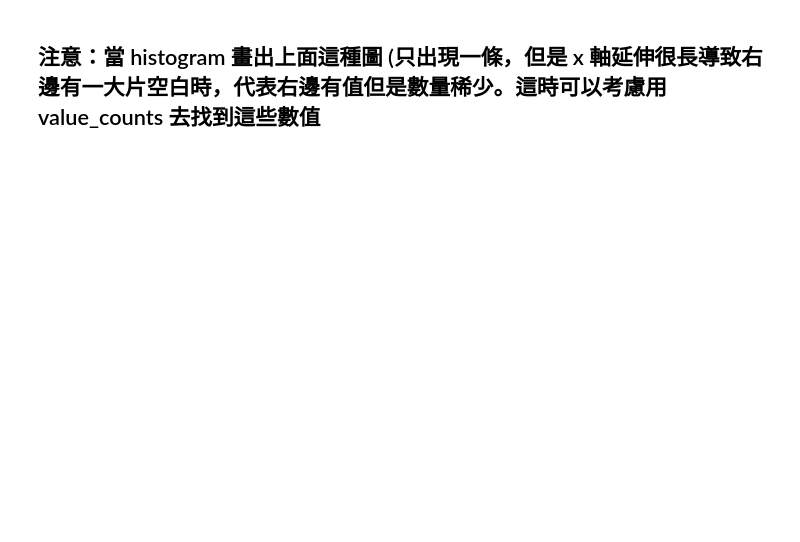
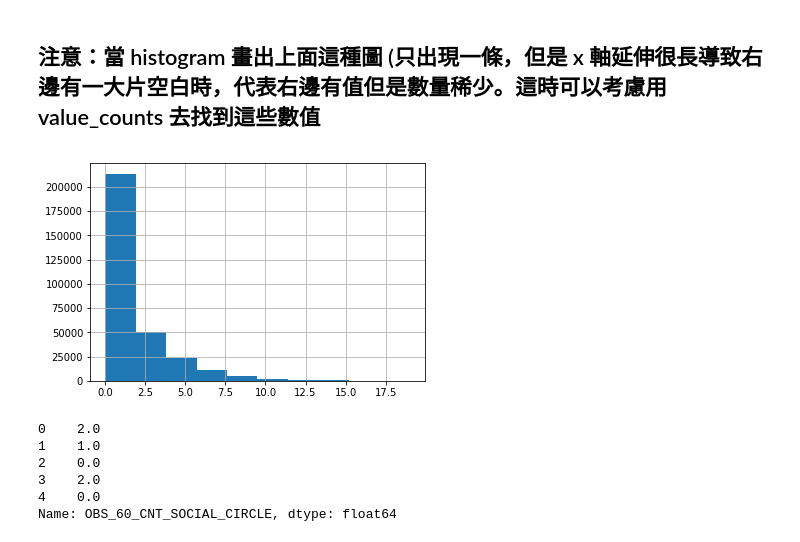
Before and after one commit to darren1231/2nd-ML100Days, a Jupyter notebook: Day_006_HW.ipynb, the cells around one changed output. Saved outputs shown, nothing was run; the diff lists cells and outputs as text; code cells hidden in the pictures; blank space fills up the shorter version.

```diff
--- a/Day_006_HW.ipynb
+++ b/Day_006_HW.ipynb
@@ -211,11 +317,22 @@ print(app_train['OBS_60_CNT_SOCIAL_CIRCLE'].value_counts().sort_index(ascending
 # %%
 # 把一些極端值暫時去掉，在繪製一次 Histogram
 # 選擇 OBS_60_CNT_SOCIAL_CIRCLE 小於 20 的資料點繪製
 """
 Your Code Here
 """
-loc_a =
-loc_b =
+loc_a = app_train["OBS_60_CNT_SOCIAL_CIRCLE"]<20
+loc_b = "OBS_60_CNT_SOCIAL_CIRCLE"
 
 app_train.loc[loc_a, loc_b].hist()
 plt.show()
+# %% [output]
+[figure, added]
+# %%
+app_train["OBS_60_CNT_SOCIAL_CIRCLE"].head()
+# %% [output]
+0    2.0
+1    1.0
+2    0.0
+3    2.0
+4    0.0
+Name: OBS_60_CNT_SOCIAL_CIRCLE, dtype: float64
```
Also changed, not shown: parts of 7 cells of this notebook.
